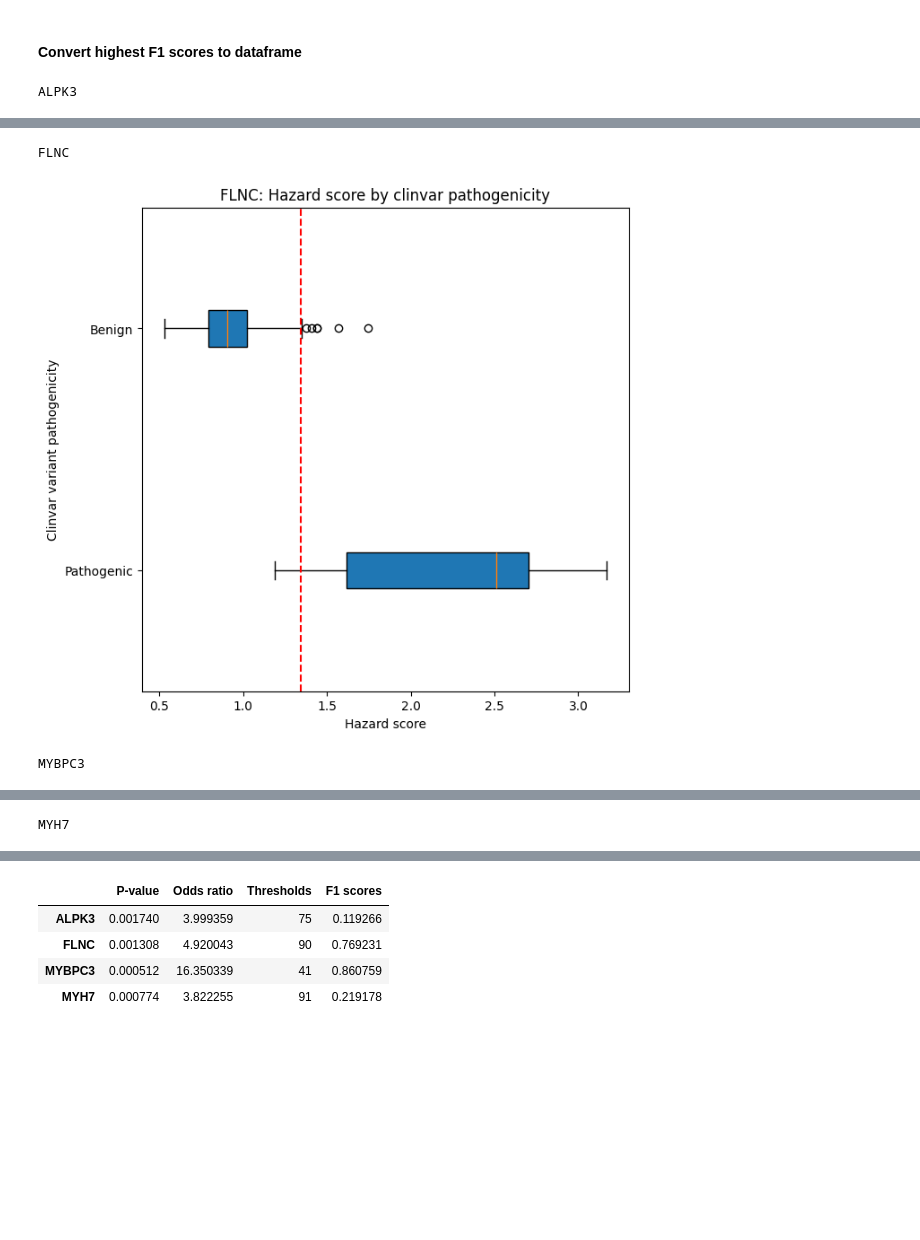
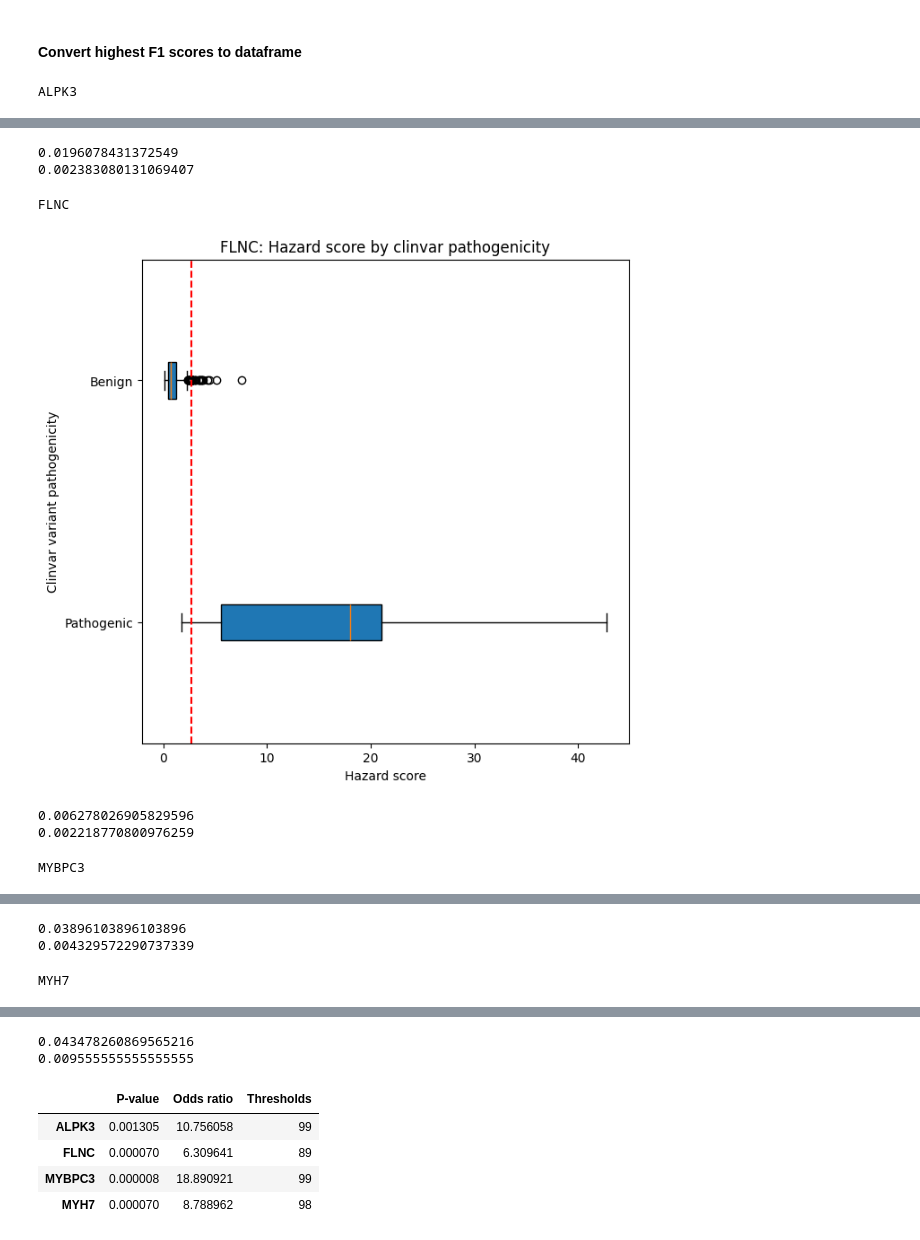
Before and after one commit to selinkubali/hcm_notebooks, a Jupyter notebook: cross_val.ipynb, the cells around one changed output, grey strips where cells are left out. Saved outputs shown, nothing was run; the diff lists cells and outputs as text; code cells hidden in the pictures; blank space fills up the shorter version.

Commit message:
Edited to change to odds ratios, switched a few of the parameters.

```diff
--- a/cross_val.ipynb
+++ b/cross_val.ipynb
@@ -163,19 +147,23 @@ def find_params(gene, clinvar):
 #### Find thresholds
 # %%
 genes = ['ACTN2', 'ALPK3', 'FLNC','MYBPC3','MYH6', 'MYH7', 'PTPN11', 'TNNI3', 'TTR']
-thresholds_by_f1_score = {}
+thresholds_by_hazard_score = {}
 
 
 for gene in genes:
-    p_vals, hazard_ratios, f1_scores = find_params(gene, clinvar = True)
+    p_vals, hazard_ratios = find_params(gene)
 
     sig_p_vals = dict((k, v) for k, v in p_vals.items() if v < 0.05) # change to 0.05
+    print(gene)
+    print(p_vals)
+    print(sig_p_vals)
+
 
 
     if bool(sig_p_vals) == True:
-        result_dict = {key: f1_scores[key] for key in sig_p_vals}
-        associated_f1_threshold = max(result_dict, key=result_dict.get)
-        thresholds_by_f1_score.update({gene:associated_f1_threshold})
+        result_dict = {key: hazard_ratios[key] for key in sig_p_vals}
+        associated_hazard_threshold = max(result_dict, key=result_dict.get)
+        thresholds_by_hazard_score.update({gene:associated_hazard_threshold})
 # %% [output]
 >>> events = df['E'].astype(bool)
 >>> print(df.loc[events, 'is_highest'].var())
@@ -201,7 +285,6 @@ def find_threshold_vals(dict):
 
         p_vals = {}
         hazard_ratios = {}
-        f1_scores = {}
 
 
         # filter for patients with lowest 25% and highest 25% hazard scores
@@ -227,18 +310,9 @@ def find_threshold_vals(dict):
                 hazard_ratios.update({gene:cph.hazard_ratios_.at['is_highest']})
 
                 p_vals.update({gene:cph.summary['p'].at['is_highest']})
-                p_adjusted = multipletests(list(p_vals.values()), alpha=0.05, method='bonferroni')
+                p_adjusted = multipletests(list(p_vals.values()), alpha=0.001, method='fdr_bh')
                 updated_p_dict = {key: new_p_val for key, new_p_val in zip(p_vals.keys(), p_adjusted[1])}
 
-
-
-                TP = (((top['ClinicalSignificance'] == 'Pathogenic') | (top['ClinicalSignificance'] == 'Likely pathogenic') | (top['ClinicalSignificance'] == 'Pathogenic/Likely pathogenic')).sum())
-                FN = (((bottom['ClinicalSignificance'] == 'Pathogenic') | (bottom['ClinicalSignificance'] == 'Likely pathogenic') | (bottom['ClinicalSignificance'] == 'Pathogenic/Likely pathogenic')).sum())
-                FP = (((top['ClinicalSignificance'] == 'Benign') | (top['ClinicalSignificance'] == 'Likely Benign') | (top['ClinicalSignificance'] == 'Benign/Likely benign')).sum())
-
-
-                f1_score = TP/(TP+0.5*(FP+FN))
-                f1_scores.update({gene:f1_score})
 
                 # Clinvar pathogenicity data and plot
                 lifelines_data_pathogenic = lifelines_data[(lifelines_data['ClinicalSignificance'] == 'Pathogenic') | (lifelines_data['ClinicalSignificance'] == 'Likely pathogenic') | (lifelines_data['ClinicalSignificance'] == 'Likely pathogenic/pathogenic')]
@@ -249,7 +323,6 @@ def find_threshold_vals(dict):
 
 
                 data = [lifelines_data_pathogenic['hazard'], lifelines_data_benign['hazard']]
-                lifelines_data.to_csv("/Users/uriel/Downloads/lifelines"+gene+".csv")
 
                 bp_clinvar = ax.boxplot(data, patch_artist = True, vert = 0)
                 #plt.xscale('log')
@@ -263,21 +336,24 @@ def find_threshold_vals(dict):
                 plt.show()
 
 
+                print(len((top[top['is_hcm'] == 1]))/len(top))
+                print(len((bottom[bottom['is_hcm'] == 1]))/len(bottom))
 
-        return updated_p_dict, hazard_ratios, f1_scores
+
+
+
+        return updated_p_dict, hazard_ratios
 # %% [markdown]
 #### Convert highest F1 scores to dataframe
 # %%
-updated_p_dict, hazard_ratios, f1_scores = find_threshold_vals(thresholds_by_f1_score)
+updated_p_dict, hazard_ratios = find_threshold_vals(thresholds_by_hazard_score)
 p_vals = pd.DataFrame.from_dict(updated_p_dict, orient = 'index')
 p_vals.columns = ["P-value"]
 hazard_ratios = pd.DataFrame.from_dict(hazard_ratios, orient = "index")
 hazard_ratios.columns = ["Odds ratio"]
-f1_scores = pd.DataFrame.from_dict(f1_scores, orient = 'index')
-f1_scores.columns = ["F1 scores"]
-thresholds = pd.DataFrame.from_dict(thresholds_by_f1_score, orient = 'index')
+thresholds = pd.DataFrame.from_dict(thresholds_by_hazard_score, orient = 'index')
 thresholds.columns = ["Thresholds"]
-df = p_vals.join(hazard_ratios).join(thresholds).join(f1_scores)
+df = p_vals.join(hazard_ratios).join(thresholds)
 df
 # %% [output]
 ALPK3
@@ -285,3 +361,7 @@ ALPK3
-FLNC
+0.0196078431372549
+0.002383080131069407
+FLNC
-[figure, old version]
+[figure, new version]
-MYBPC3
+0.006278026905829596
+0.002218770800976259
+MYBPC3
@@ -289 +369,3 @@ MYBPC3
-MYH7
+0.03896103896103896
+0.004329572290737339
+MYH7
@@ -291,5 +373,7 @@ MYH7
+0.043478260869565216
+0.009555555555555555
-|  | P-value | Odds ratio | Thresholds | F1 scores |
-| ALPK3 | 0.001740 | 3.999359 | 75 | 0.119266 |
-| FLNC | 0.001308 | 4.920043 | 90 | 0.769231 |
-| MYBPC3 | 0.000512 | 16.350339 | 41 | 0.860759 |
-| MYH7 | 0.000774 | 3.822255 | 91 | 0.219178 |
+|  | P-value | Odds ratio | Thresholds |
+| ALPK3 | 0.001305 | 10.756058 | 99 |
+| FLNC | 0.000070 | 6.309641 | 89 |
+| MYBPC3 | 0.000008 | 18.890921 | 99 |
+| MYH7 | 0.000070 | 8.788962 | 98 |
```
Also changed, not shown: parts of 4 cells of this notebook.
